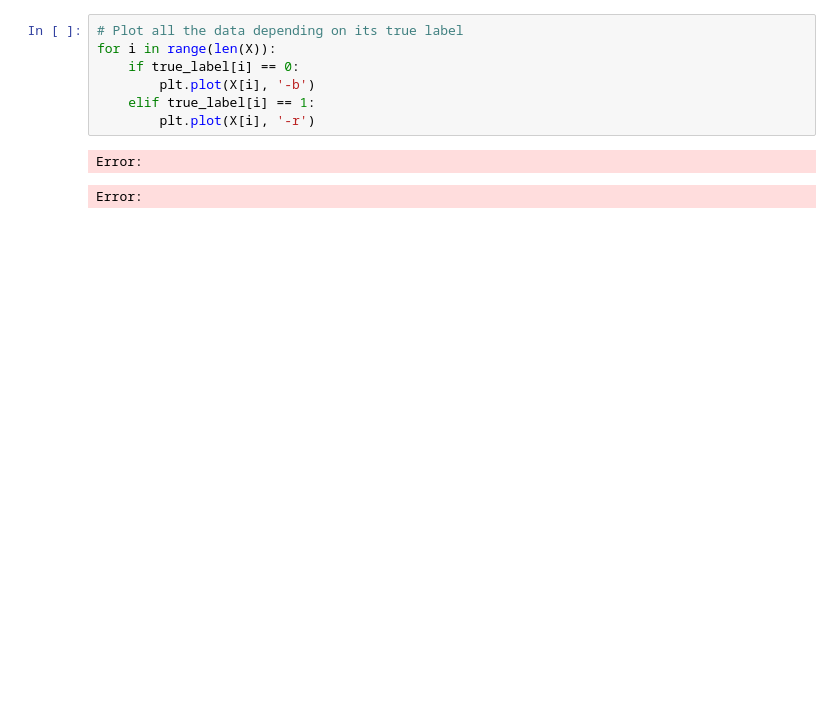
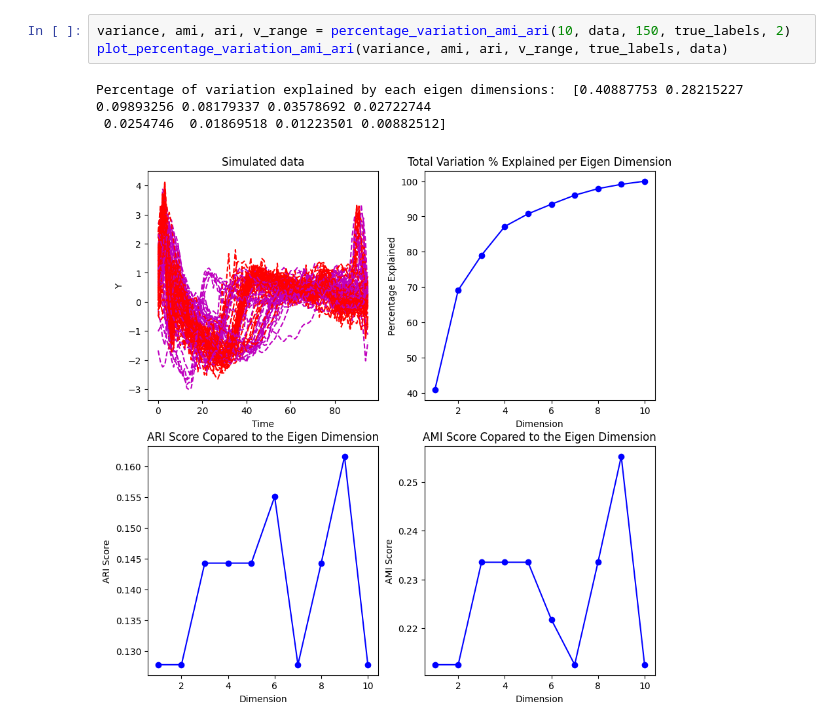
Before and after one commit to Newman251/Thesis-Functional_Data_Ensemble_Clustering_From_FDA, a Jupyter notebook: real_dataset2.ipynb, the cells around one changed output. Saved outputs shown, nothing was run; the diff lists cells and outputs as text; blank space fills up the shorter version.

```diff
--- a/real_dataset2.ipynb
+++ b/real_dataset2.ipynb
@@ -49,10 +52,7 @@ TypeError: m > k must hold
-# %%
-# Plot all the data depending on its true label
-for i in range(len(X)):
-    if true_label[i] == 0:
-        plt.plot(X[i], '-b')
-    elif true_label[i] == 1:
-        plt.plot(X[i], '-r')
-# %% [output]
-Error:
-Error:
+# %%
+variance, ami, ari, v_range = percentage_variation_ami_ari(10, data, 150, true_labels, 2)
+plot_percentage_variation_ami_ari(variance, ami, ari, v_range, true_labels, data)
+# %% [output]
+Percentage of variation explained by each eigen dimensions:  [0.40887753 0.28215227 0.09893256 0.08179337 0.03578692 0.02722744
+ 0.0254746  0.01869518 0.01223501 0.00882512]
+[figure, added]
```
Also changed, not shown: parts of 8 cells of this notebook.
